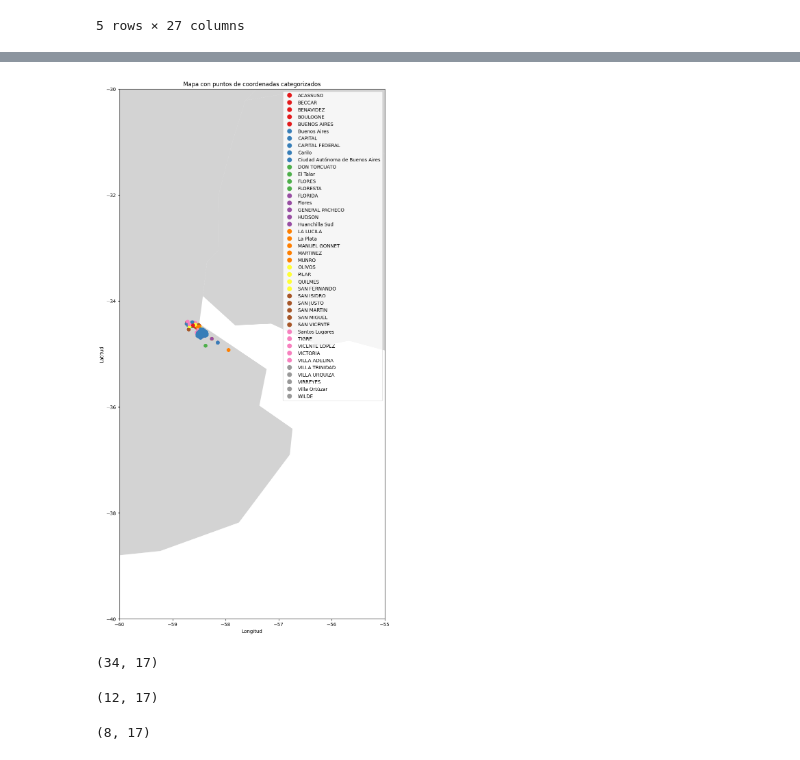
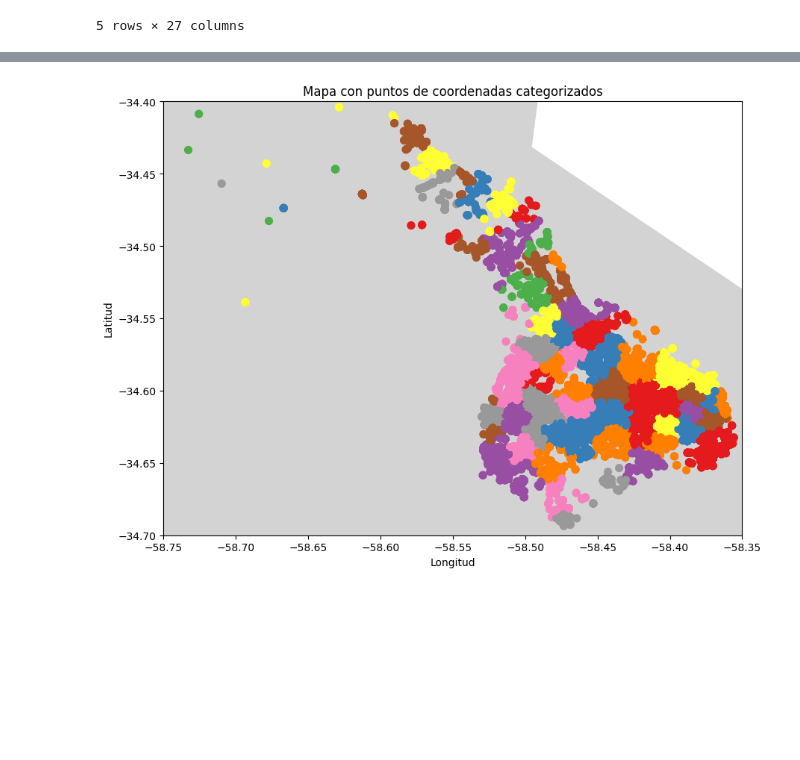
Before and after one commit to Maximo-Verdondoni/DesafioiFlow, a Jupyter notebook: Limpieza.ipynb, the cells around one changed output, grey strips where cells are left out. Drawn from its saved outputs; the diff is of its cells as text; code cells hidden in the pictures; blank space fills up the shorter version.

Commit message:
Código documentado, dataset limpio en su totalidad

```diff
--- a/Limpieza.ipynb
+++ b/Limpieza.ipynb
@@ -361,0 +386,14 @@ array(['CAPITAL', 'CAPITAL FEDERAL', 'VILLA URQUIZA', 'FLORES',
+# %%
+# Para mayor comodidad a la hora de analizar el dataset, separaremos la hora y fecha
+# de las columnas que indican un momento en el tiempo
+df_5 = df_4.copy()
+
+df_5['VisitaPlanificadaFecha']  = pd.to_datetime(df_5['VisitaPlanificada']).dt.date
+df_5['VisitaPlanificadaHora']   = pd.to_datetime(df_5['VisitaPlanificada']).dt.time
+df_5['InicioVisitaFecha']       = pd.to_datetime(df_5['InicioVisitaReal']).dt.date
+df_5['InicioVisitaHora']        = pd.to_datetime(df_5['InicioVisitaReal']).dt.time
+df_5['FinVisitaFecha']          = pd.to_datetime(df_5['FinVisitaReal']).dt.date
+df_5['FinVisitaHora']           = pd.to_datetime(df_5['FinVisitaReal']).dt.time
+
+df_5 = df_5.drop(columns=['VisitaPlanificada','InicioVisitaReal','FinVisitaReal'])
+df_5.head()
@@ -361,0 +407,11 @@ array(['CAPITAL', 'CAPITAL FEDERAL', 'VILLA URQUIZA', 'FLORES',
+# %%
+# Como InicioVisitaFecha y FinVisitaFecha indican exactamente el mismo día,
+# vamos a eliminar una de estas columnas y nombraremos a la otra
+# VisitaFecha
+print(df_5['InicioVisitaFecha'].equals(df_5['FinVisitaFecha']))
+df_5 = df_5.drop(columns=['FinVisitaFecha'])
+df_5 = df_5.rename(columns={'InicioVisitaFecha':'VisitaFecha',
+                            'InicioVisitaHora':'VisitaHora_Inicio',
+                            'FinVisitaHora':'VisitaHora_Fin'})
+
+df_5.head()
@@ -361,0 +431,8 @@ array(['CAPITAL', 'CAPITAL FEDERAL', 'VILLA URQUIZA', 'FLORES',
+# %%
+mapeo = {
+    5: 'Mayo',
+    6: "Junio",
+    7: "Julio",
+}
+df_5['mes'] = df_5['mes'].map(mapeo)
+df_5.head()
@@ -362,33 +446,31 @@ array(['CAPITAL', 'CAPITAL FEDERAL', 'VILLA URQUIZA', 'FLORES',
 # %%
-
-
-df_mapa = df_1[['localidad','latitud','longitud']].copy()
-df_mapa = df_1[df_1['localidad'].isin(localidades)]
+df_mapa = df_5[['localidad','latitud','longitud']].copy()
+df_mapa = df_5[df_5['localidad'].isin(df_5.localidad.unique())]
 # Crear un DataFrame de ejemplo
 # Convertir el DataFrame a un GeoDataFrame
 gdf = gpd.GeoDataFrame(df_mapa, geometry=gpd.points_from_xy(df_mapa.longitud, df_mapa.latitud))
 
 # Descargar un mapa base (opcional, pero recomendado para contexto geográfico)
 world = gpd.read_file('./mapa/ne_110m_admin_0_countries.shp')
 
 # Crear el gráfico
 fig, ax = plt.subplots(figsize=(10, 40))
 
 # Ploteamos el mapa base
 world.plot(ax=ax, color='lightgray')
 
 # Ploteamos los puntos, diferenciados por categoría con colores
-gdf.plot(ax=ax, column='localidad', legend=True, cmap='Set1', markersize=50)
+gdf.plot(ax=ax, column='localidad', legend=False, cmap='Set1', markersize=50)
 
 # Limitar el área mostrada (ajustar según la región de interés)
 # ax.set_xlim([df_mapa['longitud'].max(), df_mapa['longitud'].min()])  # Limitar el eje X (longitud) a la zona de Buenos Aires
 # ax.set_ylim([df_mapa['latitud'].max(), df_mapa['latitud'].min()]) # Limitar el eje Y (latitud) a la zona de Buenos Aires
-ax.set_xlim(-60,-55)  # Limitar el eje X (longitud) a la zona de Buenos Aires
-ax.set_ylim(-40,-30)
+ax.set_xlim(-58.75,-58.35)  # Limitar el eje X (longitud) a la zona de Buenos Aires
+ax.set_ylim(-34.7,-34.4)
 # Mostrar el gráfico
 plt.title('Mapa con puntos de coordenadas categorizados')
 plt.xlabel('Longitud')
 plt.ylabel('Latitud')
 plt.show()
 # %% [output]
-[figure, old version]
+[figure, new version]
@@ -399,12 +476,0 @@ plt.show()
-# %%
-df_1[df_1['localidad']=='BUENOS AIRES'].shape
-# %% [output]
-(34, 17)
-# %%
-df_1[df_1['localidad']=='Buenos Aires'].shape
-# %% [output]
-(12, 17)
-# %%
-df_1[df_1['localidad']=='Ciudad Autónoma de Buenos Aires'].shape
-# %% [output]
-(8, 17)
```
Also changed, not shown: parts of 28 cells of this notebook, 2 other files.
